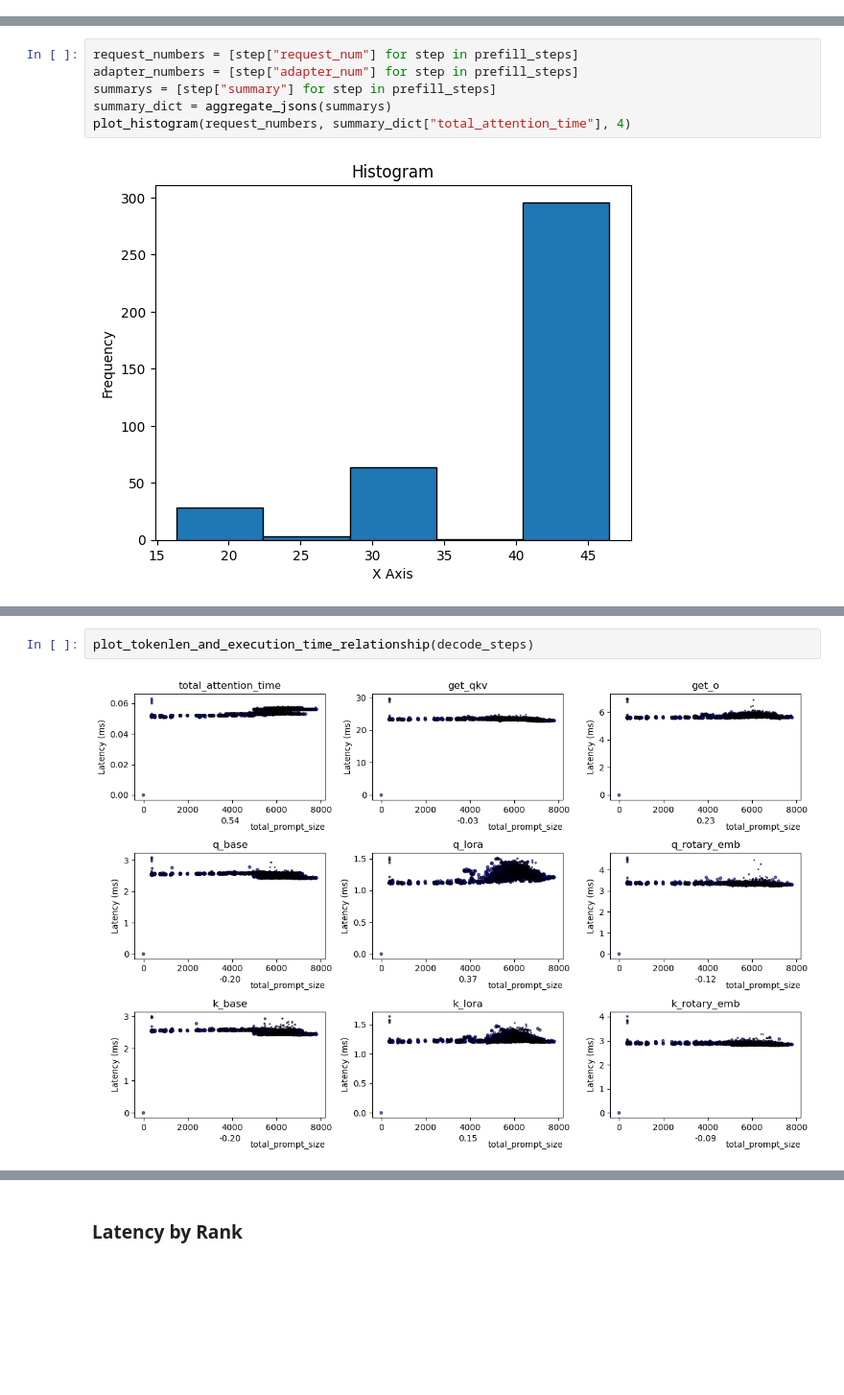
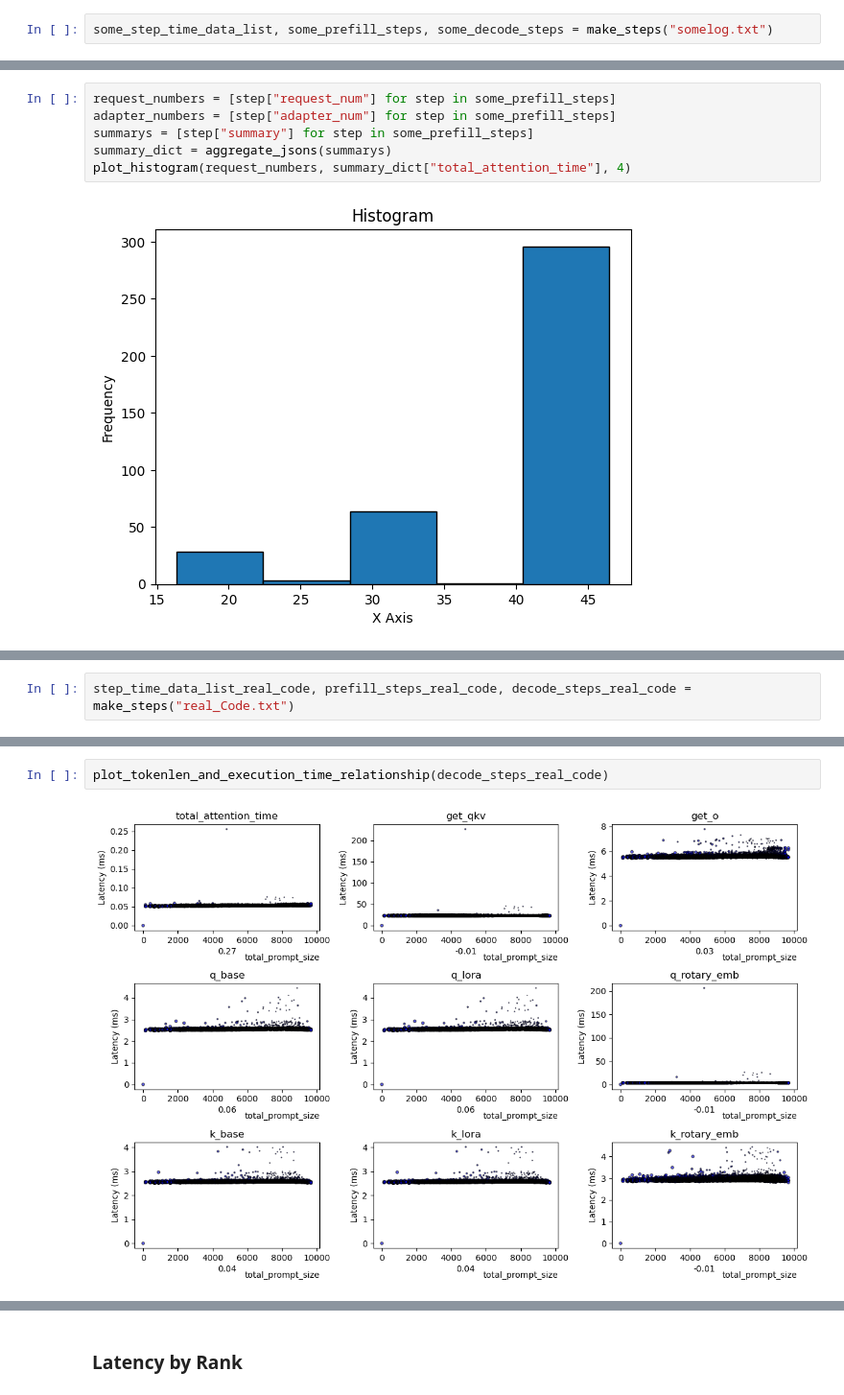
Before and after one commit to sgjeon194/S-LoRA_Analysis, a Jupyter notebook: Logs/timeDataParser.ipynb, the cells around one changed output, grey strips where cells are left out. Shown at 96% size. Drawn from its saved outputs; the diff is of its cells as text; blank space fills up the shorter version.

```diff
--- a/Logs/timeDataParser.ipynb
+++ b/Logs/timeDataParser.ipynb
@@ -258 +256,3 @@ plot_batch_and_summaries_by_step(decode_steps[:50])
+# %%
+some_step_time_data_list, some_prefill_steps, some_decode_steps = make_steps("somelog.txt")
 # %%
@@ -261,7 +261,7 @@ plot_batch_and_summaries_by_time(decode_steps)
 # %%
-request_numbers = [step["request_num"] for step in prefill_steps]
-adapter_numbers = [step["adapter_num"] for step in prefill_steps]
-summarys = [step["summary"] for step in prefill_steps]
+request_numbers = [step["request_num"] for step in some_prefill_steps]
+adapter_numbers = [step["adapter_num"] for step in some_prefill_steps]
+summarys = [step["summary"] for step in some_prefill_steps]
 summary_dict = aggregate_jsons(summarys)
 plot_histogram(request_numbers, summary_dict["total_attention_time"], 4)
 # %% [output]
@@ -461,0 +402,2 @@ def plot_tokenlen_and_execution_time_relationship(step_list):
+# %%
+step_time_data_list_real_code, prefill_steps_real_code, decode_steps_real_code = make_steps("real_Code.txt")
@@ -466,7 +412,7 @@ NameError: name 'prefill_steps' is not defined
 # %%
-plot_tokenlen_and_execution_time_relationship(decode_steps)
+plot_tokenlen_and_execution_time_relationship(decode_steps_real_code)
 # %% [output]
-[figure, old version]
+[figure, new version]
 # %%
 def plot_base_and_lora_relationship(step_list):
     summarys = [step["summary"] for step in step_list]
```
Also changed, not shown: parts of 50 cells of this notebook.
